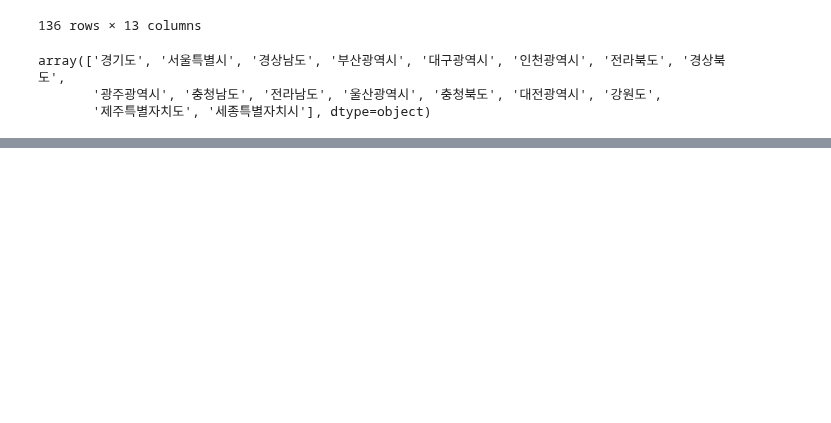
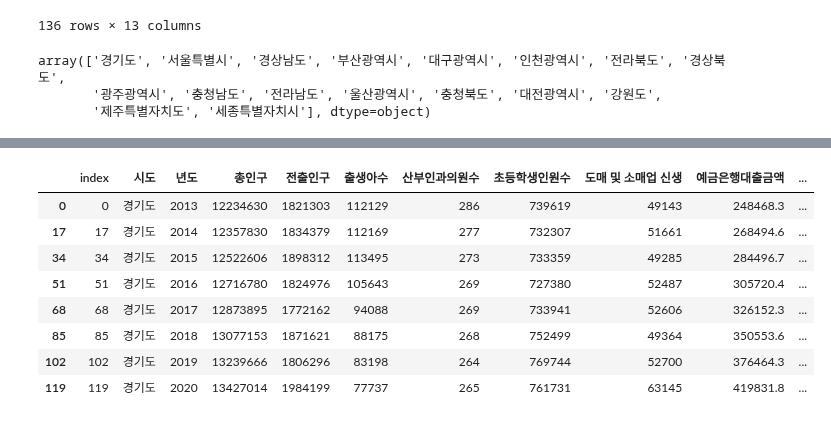
Before and after one commit to vxornjs11/Pytone_Flutter, a Jupyter notebook: Python/Note/companies/총합4.예측값 그래프.ipynb, the cells around one changed output, grey strips where cells are left out. Saved outputs shown, nothing was run; the diff lists cells and outputs as text; code cells hidden in the pictures; blank space fills up the shorter version.

```diff
--- a/Python/Note/companies/총합4.예측값 그래프.ipynb
+++ b/Python/Note/companies/총합4.예측값 그래프.ipynb
@@ -287,0 +316,12 @@ array([0.26861847, 0.20554963, 0.27798646, 0.24784544])
+# %%
+df_km[df_km['시도'] == '경기도']
+# %% [output]
+|  | index | 시도 | 년도 | 총인구 | 전출인구 | 출생아수 | 산부인과의원수 | 초등학생인원수 | 도매 및 소매업 신생 | 예금은행대출금액 | ... |
+| 0 | 0 | 경기도 | 2013 | 12234630 | 1821303 | 112129 | 286 | 739619 | 49143 | 248468.3 | ... |
+| 17 | 17 | 경기도 | 2014 | 12357830 | 1834379 | 112169 | 277 | 732307 | 51661 | 268494.6 | ... |
+| 34 | 34 | 경기도 | 2015 | 12522606 | 1898312 | 113495 | 273 | 733359 | 49285 | 284496.7 | ... |
+| 51 | 51 | 경기도 | 2016 | 12716780 | 1824976 | 105643 | 269 | 727380 | 52487 | 305720.4 | ... |
+| 68 | 68 | 경기도 | 2017 | 12873895 | 1772162 | 94088 | 269 | 733941 | 52606 | 326152.3 | ... |
+| 85 | 85 | 경기도 | 2018 | 13077153 | 1871621 | 88175 | 268 | 752499 | 49364 | 350553.6 | ... |
+| 102 | 102 | 경기도 | 2019 | 13239666 | 1806296 | 83198 | 264 | 769744 | 52700 | 376464.3 | ... |
+| 119 | 119 | 경기도 | 2020 | 13427014 | 1984199 | 77737 | 265 | 761731 | 63145 | 419831.8 | ... |
```
Also changed, not shown: parts of 9 cells of this notebook, 1 other file.
